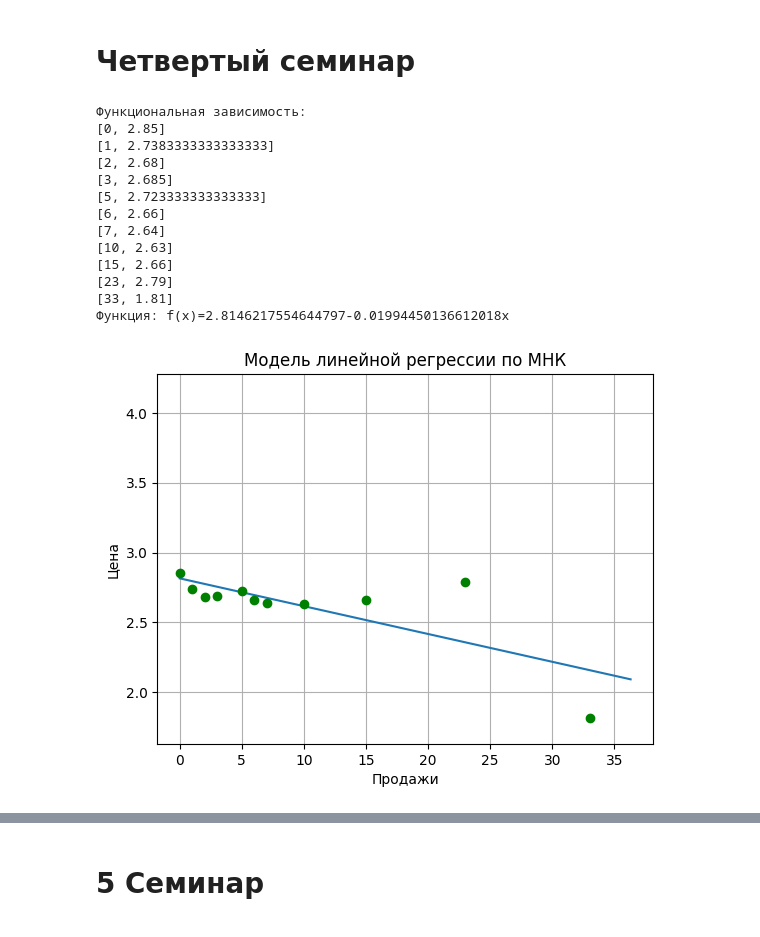
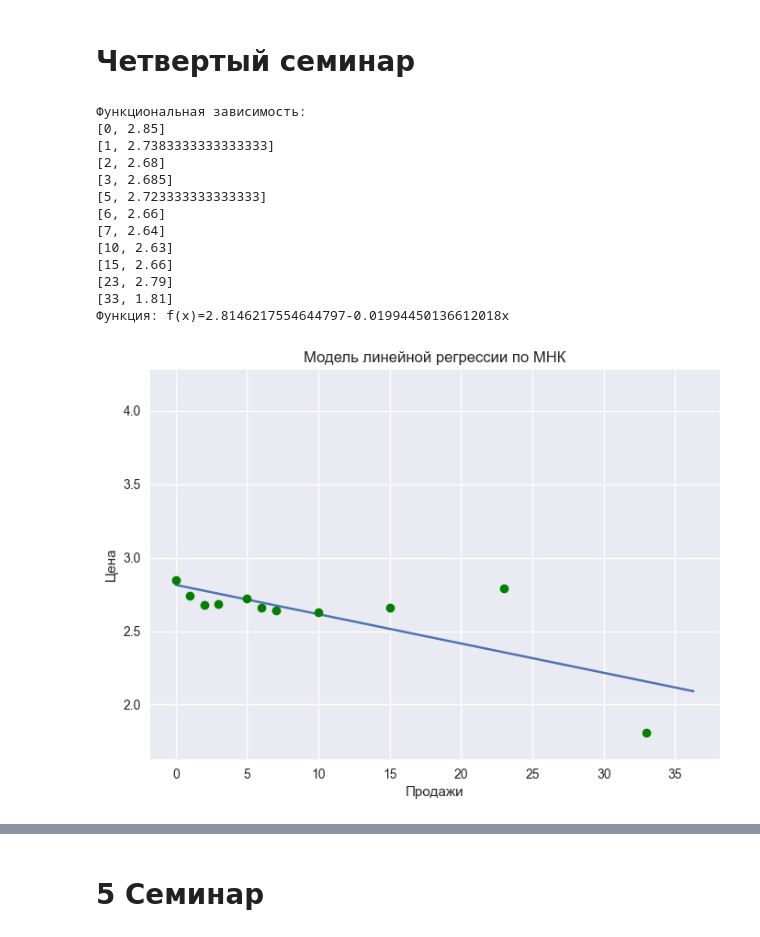
Before and after one commit to BVyaches/MLPerm, a Jupyter notebook: MathAnalysis.ipynb, the cells around one changed output, grey strips where cells are left out. Drawn from its saved outputs; the diff is of its cells as text; code cells hidden in the pictures.

```diff
--- a/MathAnalysis.ipynb
+++ b/MathAnalysis.ipynb
@@ -2,13 +2,13 @@
 Создаем графики и отображаем их
 # %%
 import csv
-from math import sqrt, log10, floor, ceil, log
+from math import sqrt, log10, floor, ceil
 
 import matplotlib.pyplot as plt
 import numpy as np
 import pandas as pd
 from statsmodels.distributions.empirical_distribution import ECDF
-
+plt.style.use('seaborn-v0_8')
 with open("DataSet.csv", newline='\n') as fp:
     reader = csv.reader(fp, delimiter=';', )
     data = [row for row in reader]
@@ -32,7 +32,7 @@ price_plot.set_xticks(np.arange(min(dates), max(dates), 1))
 price_plot.locator_params('y', nbins=len(set(prices)))
 
 ax[0] = price_plot
-price_plot.grid()
+price_plot.grid(True)
 
 sales_plot = ax[1]
 sales_plot.plot(dates, sales, marker='o', label='Продажи')
@@ -43,7 +43,7 @@ sales_plot.set_title('Продажи')
 sales_plot.set_xticks(np.arange(min(dates), max(dates), 1))
 
 ax[1] = sales_plot
-sales_plot.grid()
+sales_plot.grid(True)
 fig.tight_layout()
 plt.show()
 # %% [output]
@@ -521,7 +521,7 @@ for i in range(2):
     for j in range(2):
         x, y = build_lagrange_func(datas[i], days_arg[j])
         axs[i][j].plot(x, y)
-        axs[i][j].grid()
+        axs[i][j].grid(True)
         axs[i][j].set_ylim(min(datas[i]) * 0.8, max(datas[i]) * 1.2)
         axs[i][j].set_xlabel('День')
 for x, y in zip(dates, prices):
@@ -653,35 +653,35 @@ print('\n'.join(list(map(str, sales_price_func))))
 A_price = np.array([[1, x[0]] for x in sales_price_func])
 y_price = np.array([x[1] for x in sales_price_func])
 c = np.dot(np.dot(np.linalg.inv(np.dot(A_price.transpose(), A_price)),
                   A_price.transpose()), y_price)
 print(f'Функция: f(x)={c[0]}{"+" if c[1] > 0 else ""}{c[1]}x')
 x = np.linspace(0, max(sales) * 1.1, 1000)
 f_price = c[0] + c[1] * x
 plt.plot(x, f_price)
 plt.ylim(0.9 * min(prices), 1.1 * max(prices))
-plt.grid()
+plt.grid(True)
 for i in sales_price_func:
     plt.plot(i[0], i[1], 'go')
 
 plt.xlabel('Продажи')
 plt.ylabel('Цена')
 plt.title('Модель линейной регрессии по МНК')
 plt.show()
 # %% [output]
 Функциональная зависимость:
 [0, 2.85]
 [1, 2.7383333333333333]
 [2, 2.68]
 [3, 2.685]
 [5, 2.723333333333333]
 [6, 2.66]
 [7, 2.64]
 [10, 2.63]
 [15, 2.66]
 [23, 2.79]
 [33, 1.81]
 Функция: f(x)=2.8146217554644797-0.01994450136612018x
-[figure, old version]
+[figure, new version]
 # %%
 from math import log, e
 
```
Also changed, not shown: parts of 17 cells of this notebook.
